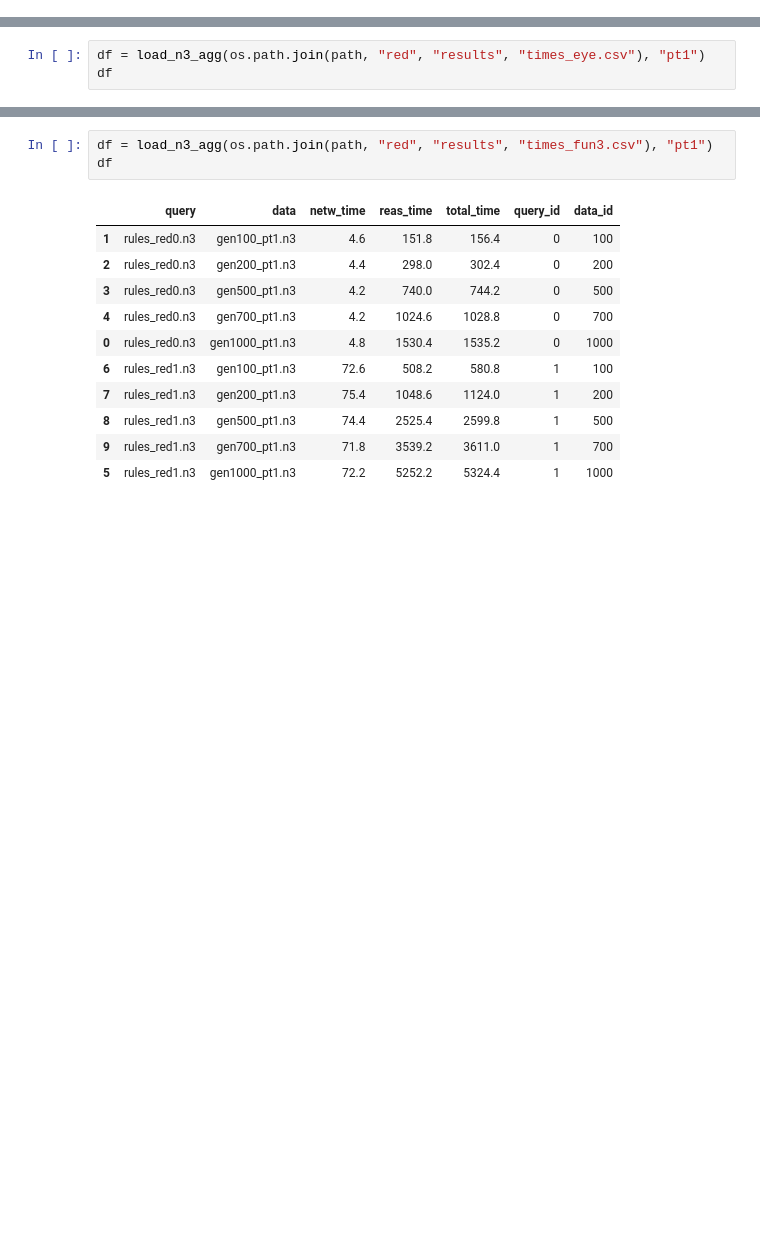
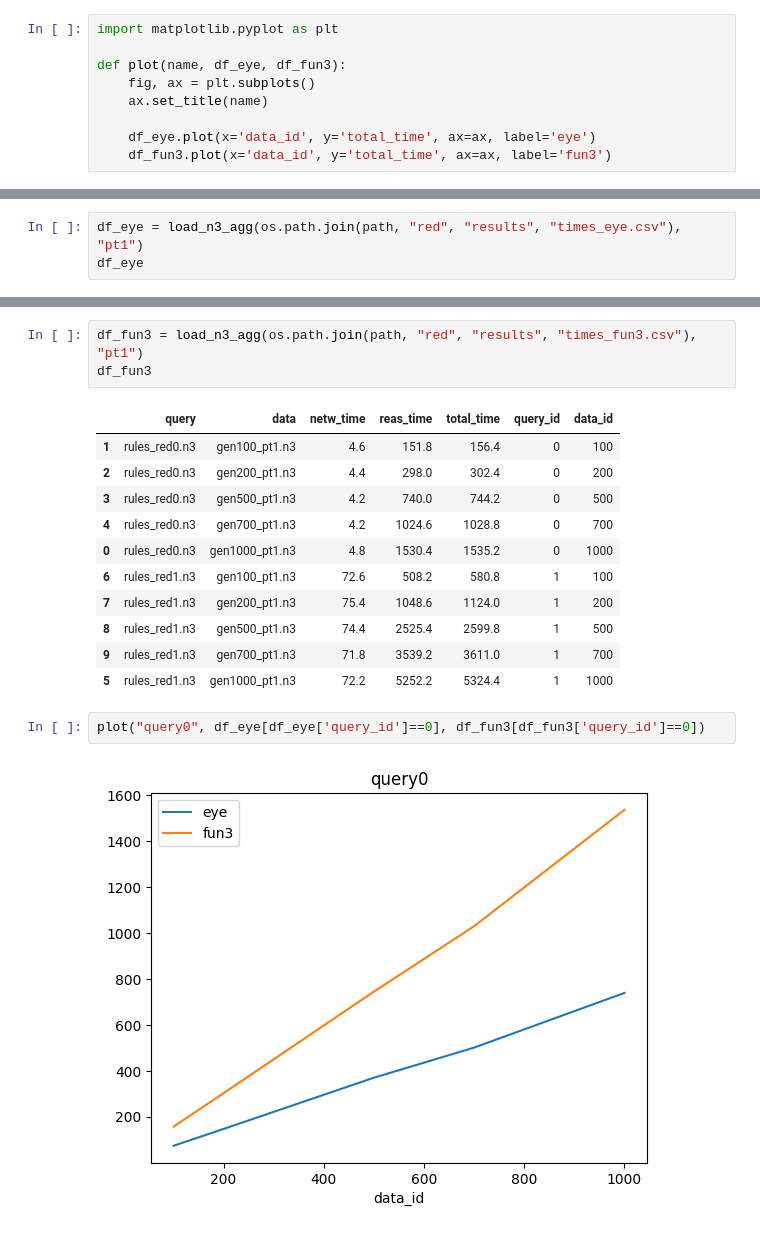
Before and after one commit to william-vw/fun3, a Jupyter notebook: python/tests-bench/zika/exp.ipynb, the cells around one changed output, grey strips where cells are left out. Cells and saved outputs as stored; diff of their text form; blank space fills up the shorter version.

Commit message:
exp results

```diff
--- a/python/tests-bench/zika/exp.ipynb
+++ b/python/tests-bench/zika/exp.ipynb
@@ -102,3 +88,12 @@ compliant
 # analyze
 # %%
 from exp import load_n3_agg
+# %%
+import matplotlib.pyplot as plt
+
+def plot(name, df_eye, df_fun3):
+    fig, ax = plt.subplots()
+    ax.set_title(name)
+
+    df_eye.plot(x='data_id', y='total_time', ax=ax, label='eye')
+    df_fun3.plot(x='data_id', y='total_time', ax=ax, label='fun3')
@@ -105,6 +102,6 @@ from exp import load_n3_agg
 # %%
-df = load_n3_agg(os.path.join(path, "red", "results", "times_eye.csv"), "pt1")
-df
+df_eye = load_n3_agg(os.path.join(path, "red", "results", "times_eye.csv"), "pt1")
+df_eye
 # %% [output]
 |  | query | data | netw_time | reas_time | total_time | query_id | data_id |
 | 1 | rules_red0.n3 | gen100_pt1.n3 | 73.2 | 0.0 | 73.2 | 0 | 100 |
@@ -118,8 +115,8 @@ df
 | 9 | rules_red1.n3 | gen700_pt1.n3 | 503.0 | 1.0 | 504.0 | 1 | 700 |
 | 5 | rules_red1.n3 | gen1000_pt1.n3 | 727.2 | 1.0 | 728.2 | 1 | 1000 |
 # %%
-df = load_n3_agg(os.path.join(path, "red", "results", "times_fun3.csv"), "pt1")
-df
+df_fun3 = load_n3_agg(os.path.join(path, "red", "results", "times_fun3.csv"), "pt1")
+df_fun3
 # %% [output]
 |  | query | data | netw_time | reas_time | total_time | query_id | data_id |
 | 1 | rules_red0.n3 | gen100_pt1.n3 | 4.6 | 151.8 | 156.4 | 0 | 100 |
@@ -132,3 +129,7 @@ df
 | 8 | rules_red1.n3 | gen500_pt1.n3 | 74.4 | 2525.4 | 2599.8 | 1 | 500 |
 | 9 | rules_red1.n3 | gen700_pt1.n3 | 71.8 | 3539.2 | 3611.0 | 1 | 700 |
 | 5 | rules_red1.n3 | gen1000_pt1.n3 | 72.2 | 5252.2 | 5324.4 | 1 | 1000 |
+# %%
+plot("query0", df_eye[df_eye['query_id']==0], df_fun3[df_fun3['query_id']==0])
+# %% [output]
+[figure, added]
```
Also changed, not shown: parts of 10 cells of this notebook.
